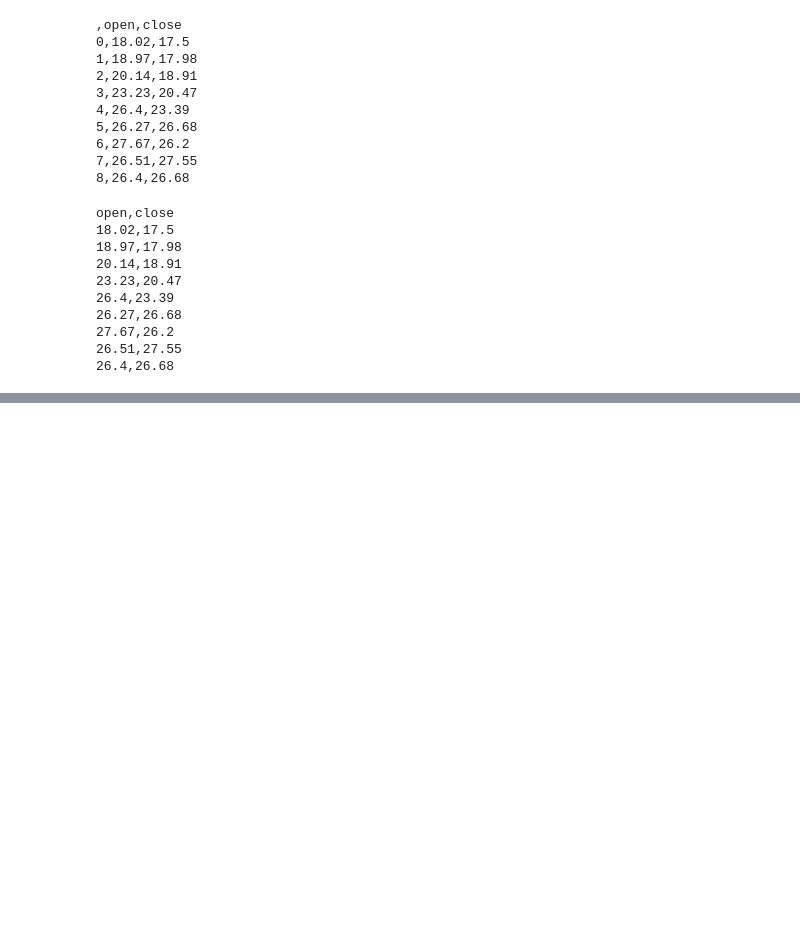
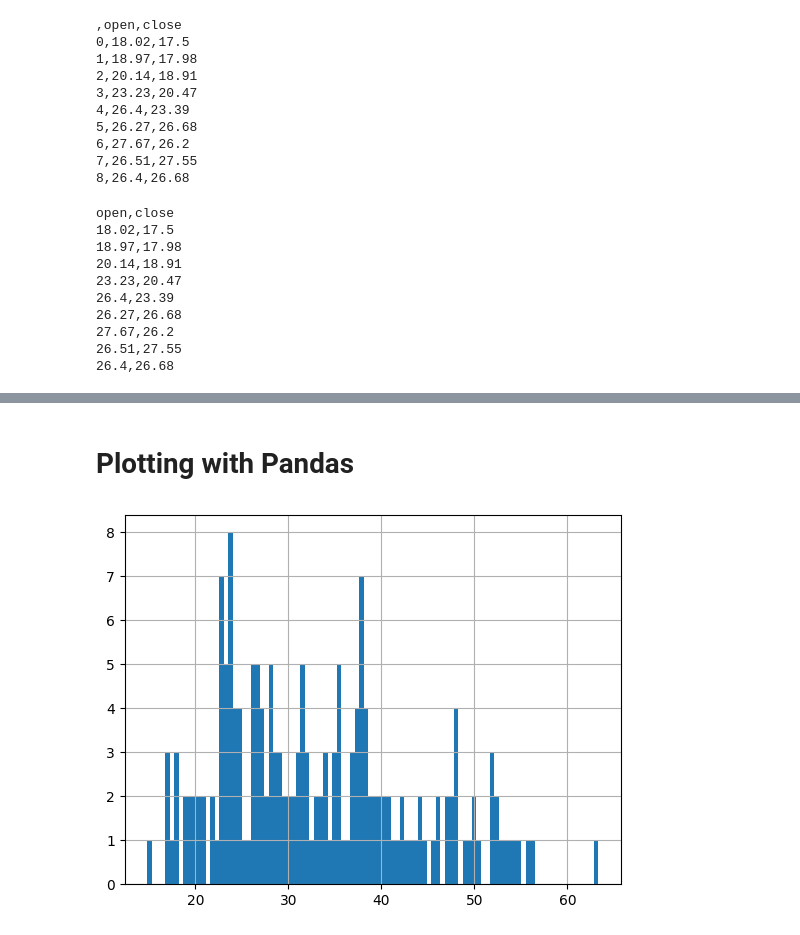
Before and after one commit to DilushkumarVasu/Pandas, a Jupyter notebook: Pandas.ipynb, the cells around one changed output, grey strips where cells are left out. Drawn from its saved outputs; the diff is of its cells as text; code cells hidden in the pictures; blank space fills up the shorter version.

Commit message:
Apply() function and plotting

```diff
--- a/Pandas.ipynb
+++ b/Pandas.ipynb
@@ -335,0 +355,5 @@ open,close
+# %%
+def date_to_year(row):
+  return int(row['Date'].split('/')[2])#03/05/1993
+
+df.apply(date_to_year,axis=1)
@@ -335,0 +375,2 @@ open,close
+# %%
+df['Year'] = df.apply(date_to_year,axis=1)
@@ -335,0 +386,6 @@ open,close
+# %% [markdown]
+# Plotting with Pandas
+# %%
+df['Open'].hist(bins=100);
+# %% [output]
+[figure, added]
```
Also changed, not shown: parts of 10 cells of this notebook.
